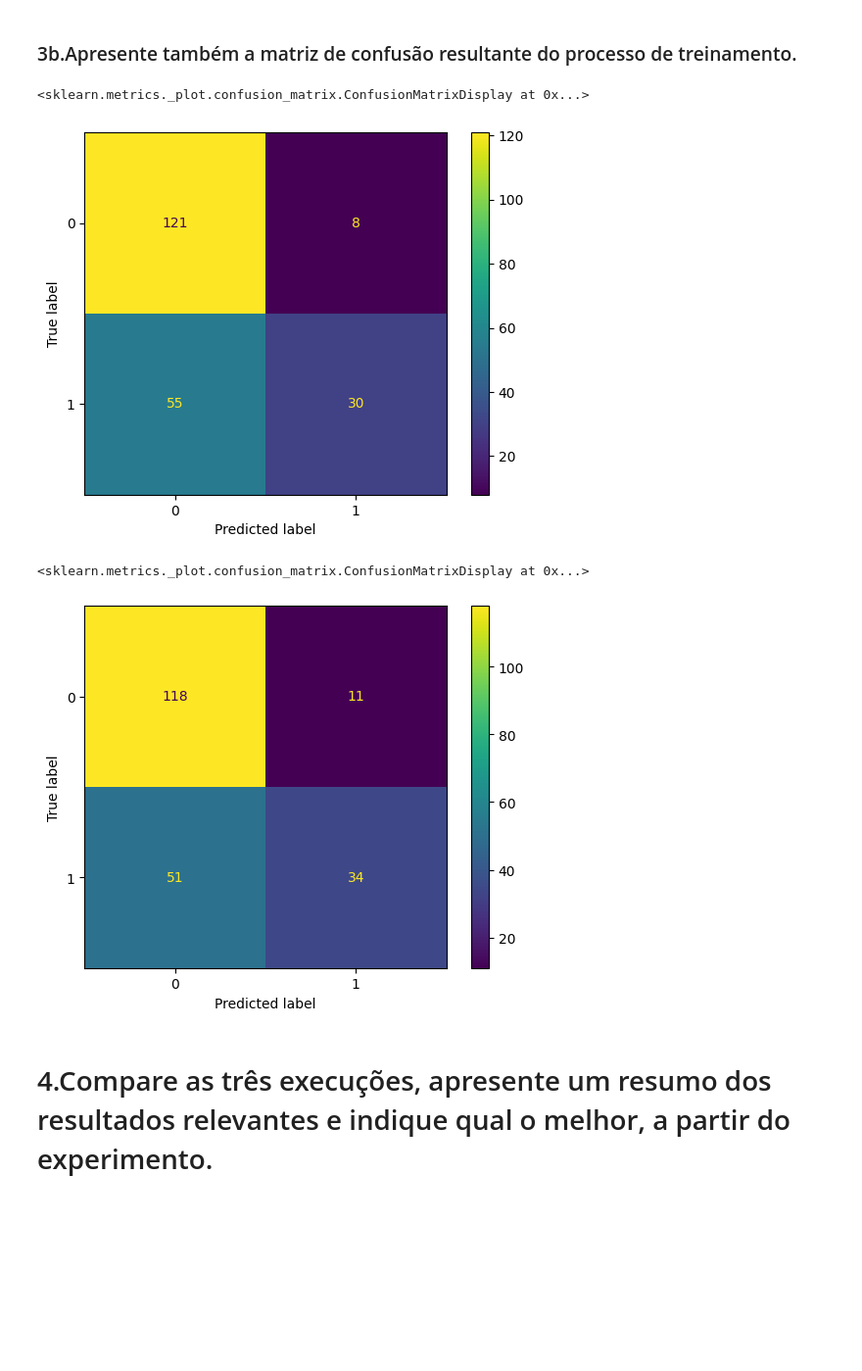
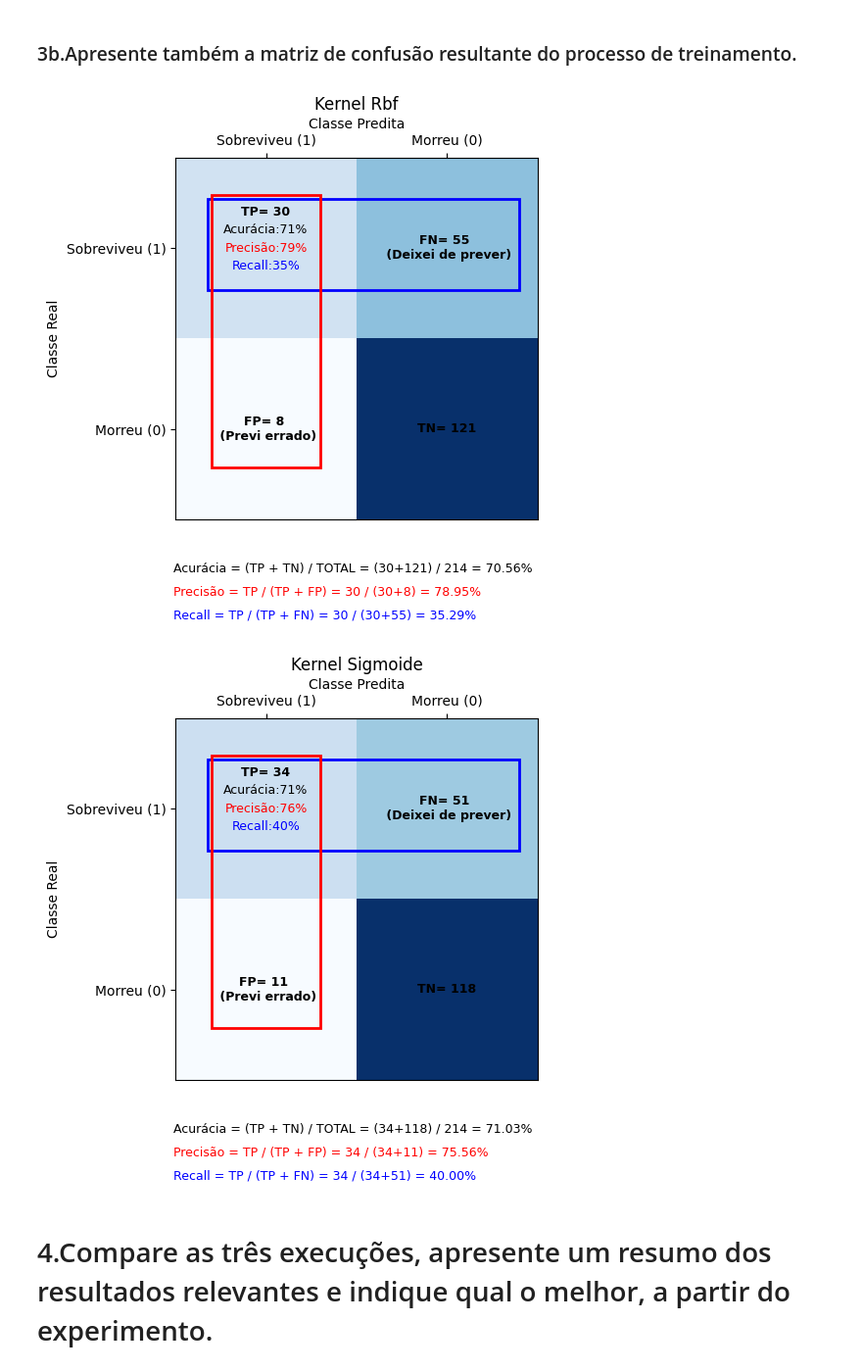
Before and after one commit to rodrigo1992-cmyk/Faculdade, a Jupyter notebook: Notebooks/rodrigo_mesquita_DR3_TP2.ipynb, the cells around one changed output. Shown at 98% size. Cells and saved outputs as stored; diff of their text form; code cells hidden in the pictures; blank space fills up the shorter version.

```diff
--- a/Notebooks/rodrigo_mesquita_DR3_TP2.ipynb
+++ b/Notebooks/rodrigo_mesquita_DR3_TP2.ipynb
@@ -96,9 +97,3 @@ print(classification_report(y_test, y_pred))
 weighted avg       0.76      0.77      0.76       214
 # %% [markdown]
 ### 2a.Apresente também a matriz de confusão resultante do processo de treinamento.
-# %%
-# Avaliando o resultado
-cm = metrics.confusion_matrix(y_test, y_pred)
-
-disp = metrics.ConfusionMatrixDisplay(confusion_matrix=cm, display_labels=model.classes_)
-disp.plot()
@@ -147,21 +218,15 @@ weighted avg       0.72      0.71      0.69       214
 ### 3b.Apresente também a matriz de confusão resultante do processo de treinamento.
 # %%
 # Matriz kernel rbf
-cm = metrics.confusion_matrix(y_test, y_pred_rbf)
-
-disp = metrics.ConfusionMatrixDisplay(confusion_matrix=cm, display_labels=model.classes_)
-disp.plot()
+cm_rbf = metrics.confusion_matrix(y_test, y_pred_rbf)
+plot_cm(cm_rbf, titulo = 'Kernel Rbf')
 # %% [output]
-<sklearn.metrics._plot.confusion_matrix.ConfusionMatrixDisplay at 0x...>
-[figure, old version]
+[figure, new version]
 # %%
 # Matriz kernel sigmoide
-cm = metrics.confusion_matrix(y_test, y_pred_sig)
-
-disp = metrics.ConfusionMatrixDisplay(confusion_matrix=cm, display_labels=model.classes_)
-disp.plot()
+cm_sig = metrics.confusion_matrix(y_test, y_pred_sig)
+plot_cm(cm_sig, titulo = 'Kernel Sigmoide')
 # %% [output]
-<sklearn.metrics._plot.confusion_matrix.ConfusionMatrixDisplay at 0x...>
-[figure, old version]
+[figure, new version]
 # %% [markdown]
 # 4.Compare as três execuções, apresente um resumo dos resultados relevantes e indique qual o melhor, a partir do experimento.
```
Also changed, not shown: parts of 5 cells of this notebook.
